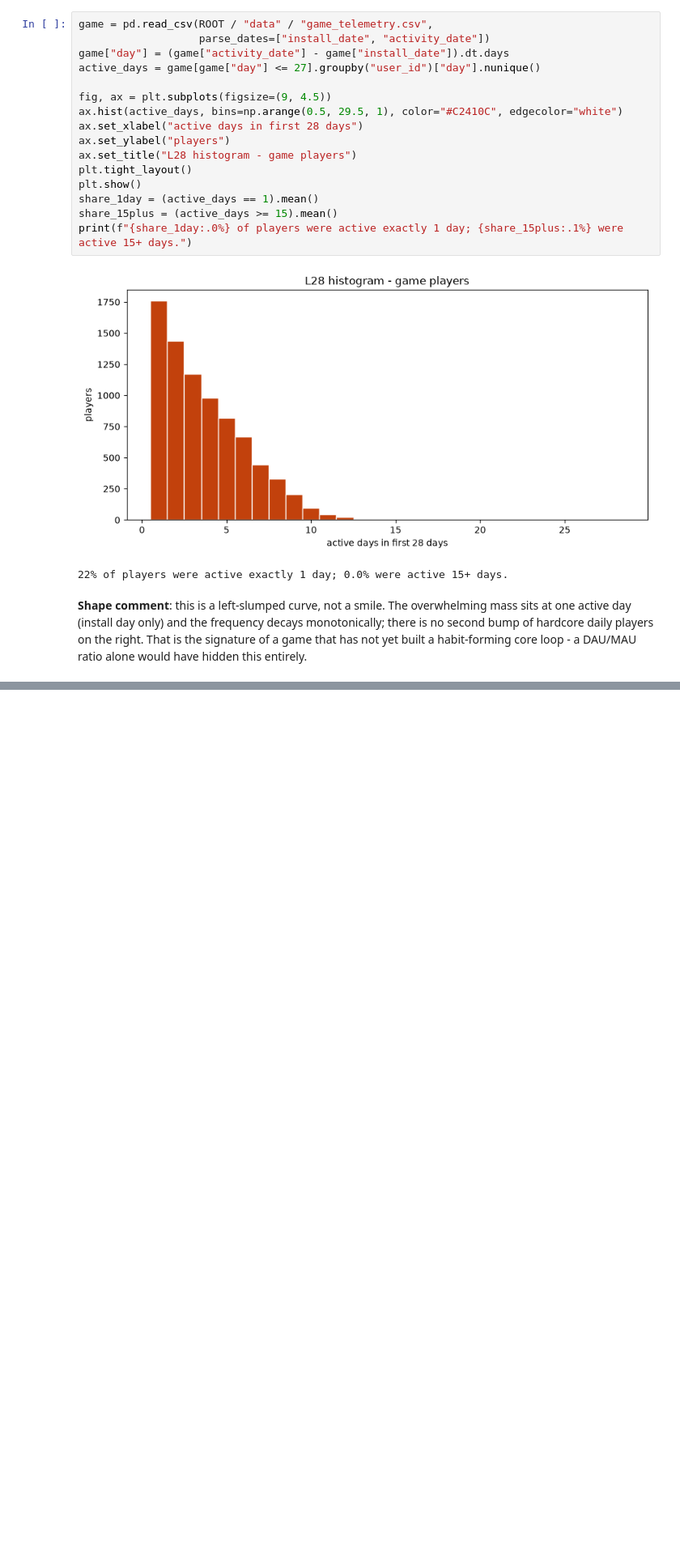
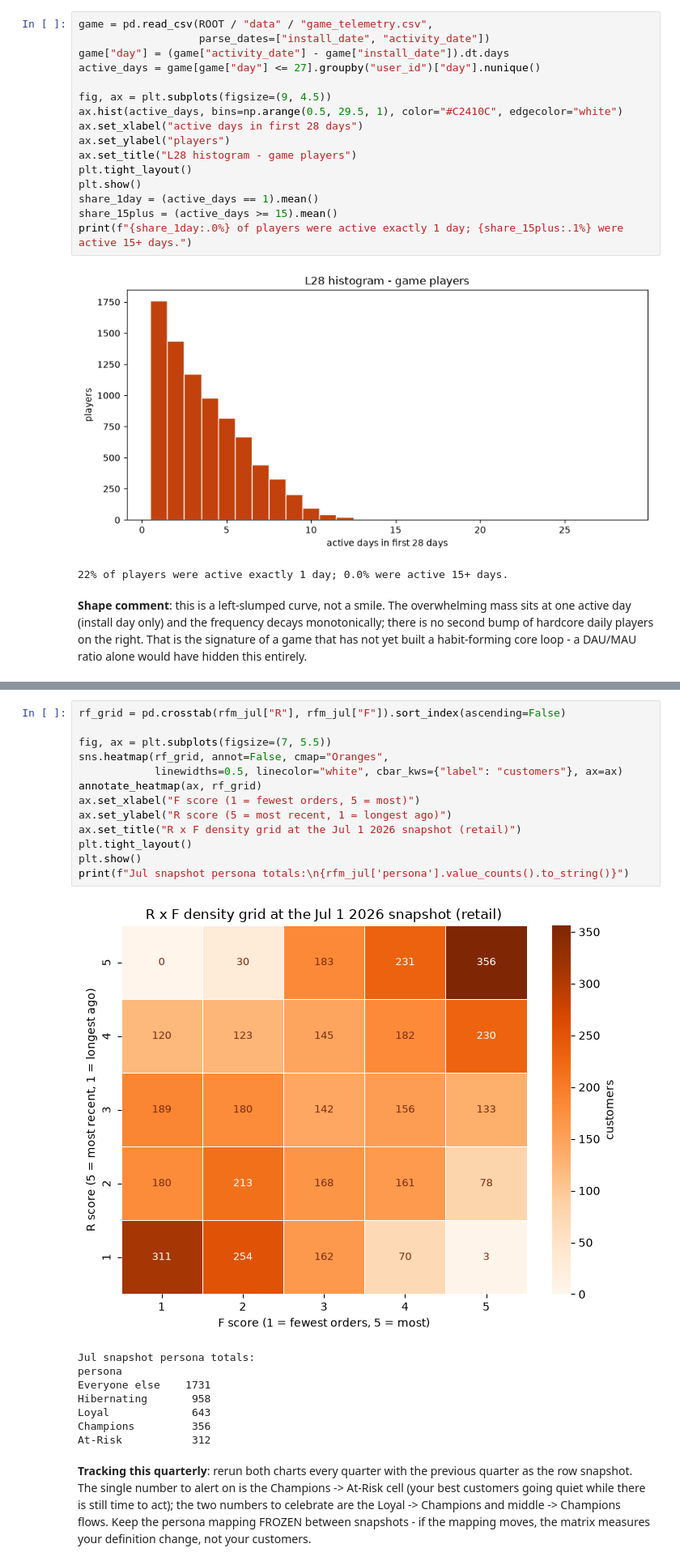
Before and after one commit to phoebefu6/learn-customer-retention-with-phoebe, a Jupyter notebook: notebooks/a4_segmentation.ipynb, the cells around one changed output, grey strips where cells are left out. Shown at 81% size. Drawn from its saved outputs; the diff is of its cells as text; blank space fills up the shorter version.

```diff
--- a/notebooks/a4_segmentation.ipynb
+++ b/notebooks/a4_segmentation.ipynb
@@ -170,0 +248,29 @@ habit-forming core loop - a DAU/MAU ratio alone would have hidden this entirely.
+# %%
+rf_grid = pd.crosstab(rfm_jul["R"], rfm_jul["F"]).sort_index(ascending=False)
+
+fig, ax = plt.subplots(figsize=(7, 5.5))
+sns.heatmap(rf_grid, annot=False, cmap="Oranges",
+            linewidths=0.5, linecolor="white", cbar_kws={"label": "customers"}, ax=ax)
+annotate_heatmap(ax, rf_grid)
+ax.set_xlabel("F score (1 = fewest orders, 5 = most)")
+ax.set_ylabel("R score (5 = most recent, 1 = longest ago)")
+ax.set_title("R x F density grid at the Jul 1 2026 snapshot (retail)")
+plt.tight_layout()
+plt.show()
+print(f"Jul snapshot persona totals:\n{rfm_jul['persona'].value_counts().to_string()}")
+# %% [output]
+[figure, added]
+Jul snapshot persona totals:
+persona
+Everyone else    1731
+Hibernating       958
+Loyal             643
+Champions         356
+At-Risk           312
+# %% [markdown]
+**Tracking this quarterly**: rerun both charts every quarter with the previous quarter as
+the row snapshot. The single number to alert on is the Champions -> At-Risk cell (your best
+customers going quiet while there is still time to act); the two numbers to celebrate are
+the Loyal -> Champions and middle -> Champions flows. Keep the persona mapping FROZEN
+between snapshots - if the mapping moves, the matrix measures your definition change, not
+your customers.
```
Also changed, not shown: parts of 3 cells of this notebook, 11 other files.
